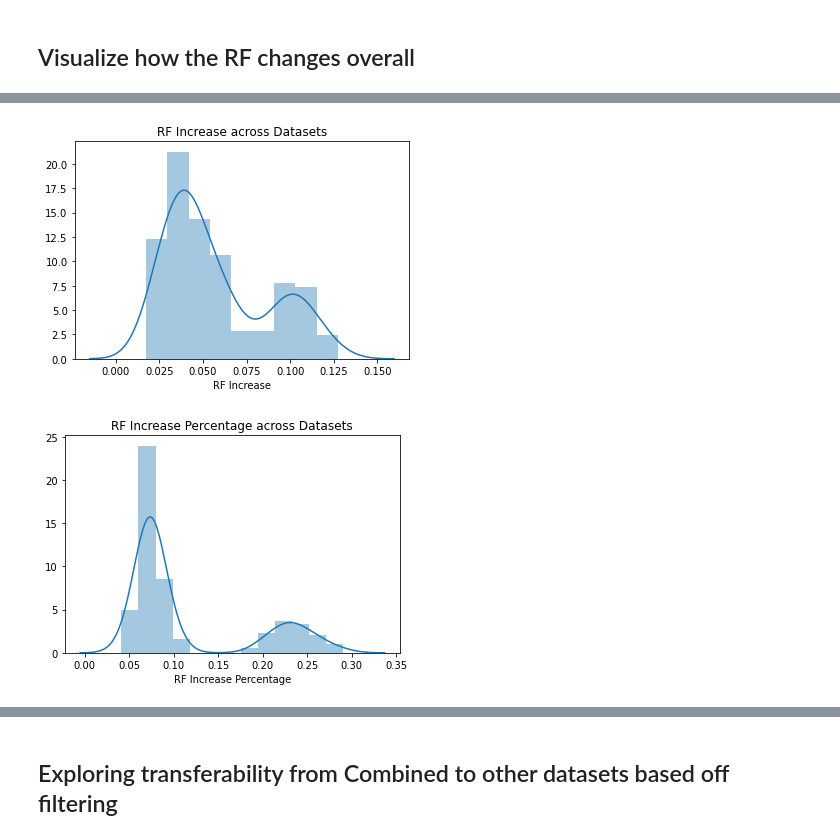
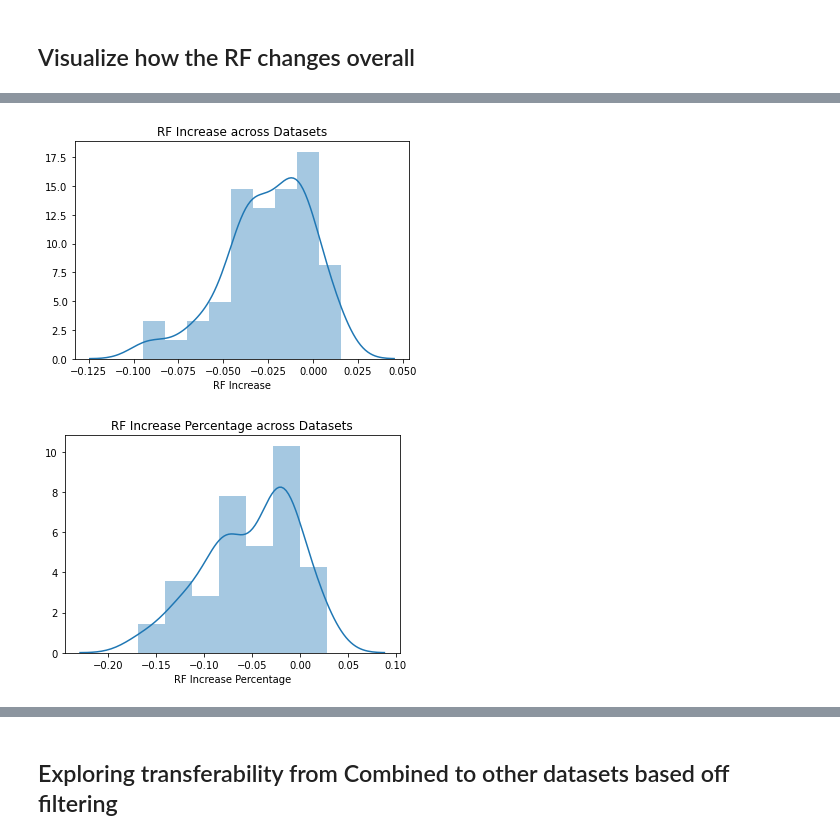
Before and after one commit to Hernanros/SOTA, a Jupyter notebook: notebooks/exploration/[AC][SS]EDA_on_wandb_sweep.ipynb, the cells around one changed output, grey strips where cells are left out. Drawn from its saved outputs; the diff is of its cells as text; code cells hidden in the pictures.

```diff
--- a/notebooks/exploration/[AC][SS]EDA_on_wandb_sweep.ipynb
+++ b/notebooks/exploration/[AC][SS]EDA_on_wandb_sweep.ipynb
@@ -103,4 +102,4 @@ else:
 # %% [markdown]
 ## Visualize how the RF changes overall
 # %%
-df = df_all_metrics
+df = df_top3_metrics
@@ -107,10 +116,10 @@ df = df_all_metrics
 # %%
-sns.distplot(df[(df['train_dataset'] != df['test_dataset']) & (df['test_dataset'].isna())]['RF Increase']);
+sns.distplot(df[df['test_dataset'].notnull()]['RF Increase']);
 plt.title("RF Increase across Datasets")
 plt.show()
-sns.distplot(df[(df['train_dataset'] != df['test_dataset']) & (df['test_dataset'].isna())]['RF Increase Percentage']);
+sns.distplot(df[df['test_dataset'].notnull()]['RF Increase Percentage']);
 plt.title("RF Increase Percentage across Datasets")
 plt.show();
 # %% [output]
-[figure, old version]
+[figure, new version]
-[figure, old version]
+[figure, new version]
```
Also changed, not shown: parts of 23 cells of this notebook, 1 other file.
